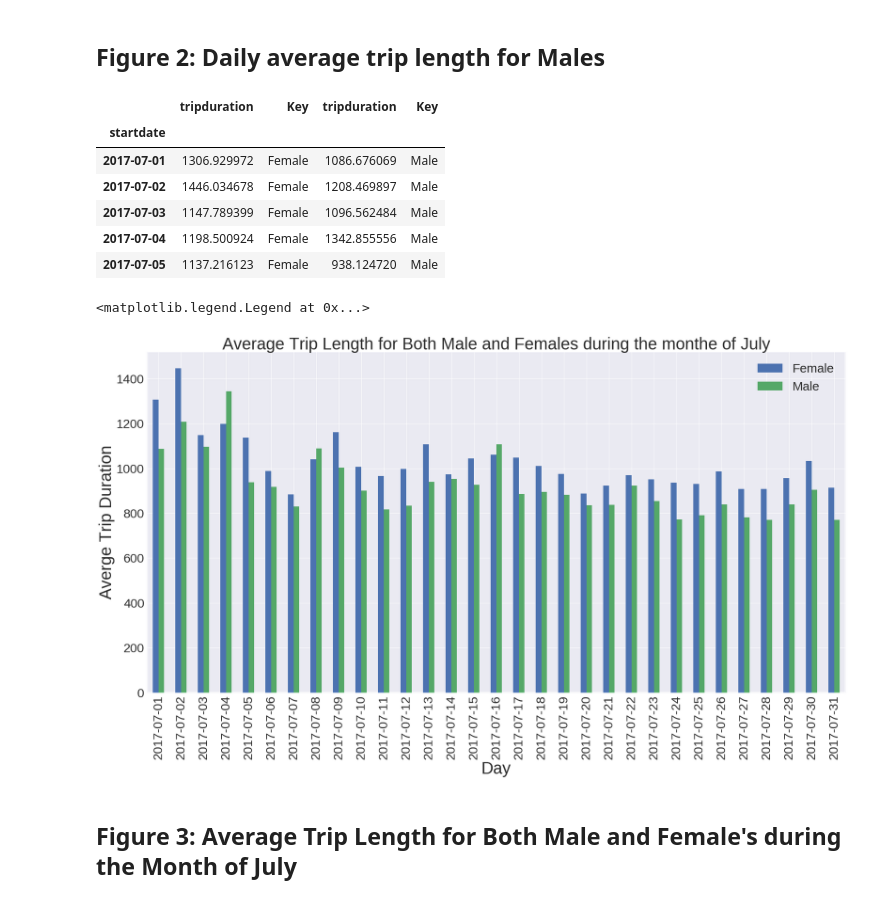
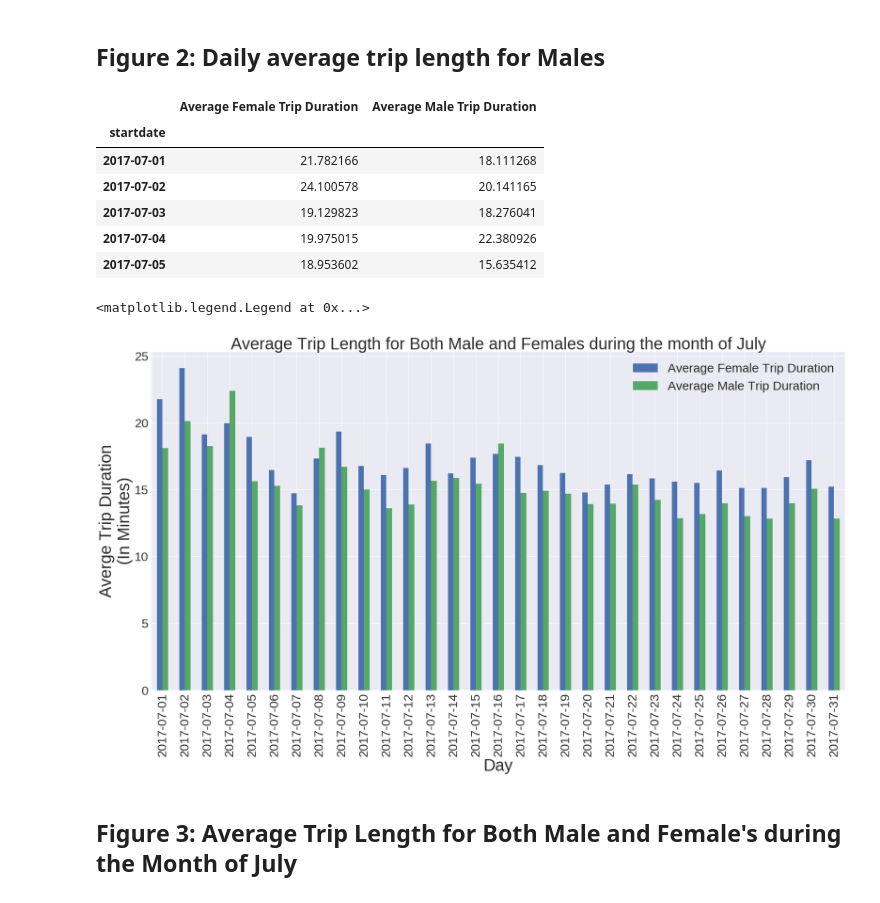
Before and after one commit to ep2247/PUI2017_ep2247, a Jupyter notebook: HW3_ep2247/HW3_2_ep2247.ipynb, the cells around one changed output. Drawn from its saved outputs; the diff is of its cells as text; code cells hidden in the pictures.

```diff
--- a/HW3_ep2247/HW3_2_ep2247.ipynb
+++ b/HW3_ep2247/HW3_2_ep2247.ipynb
@@ -95,3 +95,5 @@ df.head()
 | 2 | 328 | 2 | 2017-07-01 00:00:08 | 2017-07-01 00:05:37 |
 | 3 | 2530 | 1 | 2017-07-01 00:00:11 | 2017-07-01 00:42:22 |
 | 4 | 2534 | 2 | 2017-07-01 00:00:15 | 2017-07-01 00:42:29 |
+# %%
+df['tripduration'] = df['tripduration'] / 60
@@ -102,3 +170,8 @@ male_df = df[df.gender == 1]
+# %%
+male_df = df[df.gender == 1]
+male_df = male_df.groupby('startdate').mean()
+male_df.drop(['gender'], axis=1, inplace=True)
+male_df.columns = ['Average Male Trip Duration']
 # %%
 male_df.head()
 # %% [output]
@@ -113,3 +185,8 @@ female_df = df[df.gender == 2]
+# %%
+female_df = df[df.gender == 2]
+female_df = female_df.groupby('startdate').mean()
+female_df.drop(['gender'], axis=1, inplace=True)
+female_df.columns = ['Average Female Trip Duration']
 # %%
 female_df.head()
 # %% [output]
@@ -196,21 +228,21 @@ gender_df = pd.concat([female_df, male_df], axis=1)
 # %%
 gender_df.head()
 # %% [output]
-|  | tripduration | Key | tripduration | Key |
-| startdate |  |  |  |  |
-| 2017-07-01 | 1306.929972 | Female | 1086.676069 | Male |
-| 2017-07-02 | 1446.034678 | Female | 1208.469897 | Male |
-| 2017-07-03 | 1147.789399 | Female | 1096.562484 | Male |
-| 2017-07-04 | 1198.500924 | Female | 1342.855556 | Male |
-| 2017-07-05 | 1137.216123 | Female | 938.124720 | Male |
+|  | Average Female Trip Duration | Average Male Trip Duration |
+| startdate |  |  |
+| 2017-07-01 | 21.782166 | 18.111268 |
+| 2017-07-02 | 24.100578 | 20.141165 |
+| 2017-07-03 | 19.129823 | 18.276041 |
+| 2017-07-04 | 19.975015 | 22.380926 |
+| 2017-07-05 | 18.953602 | 15.635412 |
 # %%
 ax3 = gender_df.plot(kind='bar',figsize=(30,15), fontsize='30')
-ax3.set_ylabel("Averge Trip Duration", fontsize="40")
+ax3.set_ylabel("Averge Trip Duration\n(In Minutes)", fontsize="40")
 ax3.set_xlabel("Day", fontsize="40")
-ax3.set_title('Average Trip Length for Both Male and Females during the monthe of July', fontsize='40')
-ax3.legend(["Female","Male"],fontsize='30')
+ax3.set_title('Average Trip Length for Both Male and Females during the month of July', fontsize='40')
+ax3.legend(["Average Female Trip Duration","Average Male Trip Duration"],fontsize='30')
 # %% [output]
 <matplotlib.legend.Legend at 0x...>
-[figure, old version]
+[figure, new version]
 # %% [markdown]
 ## Figure 3: Average Trip Length for Both Male and Female's during the Month of July
```
Also changed, not shown: parts of 25 cells of this notebook.
